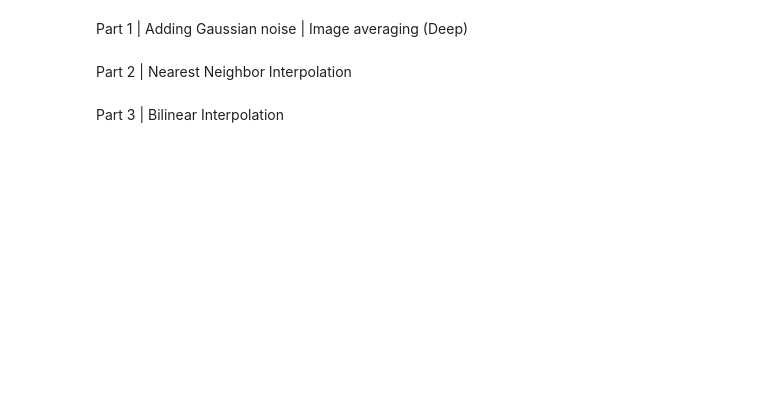
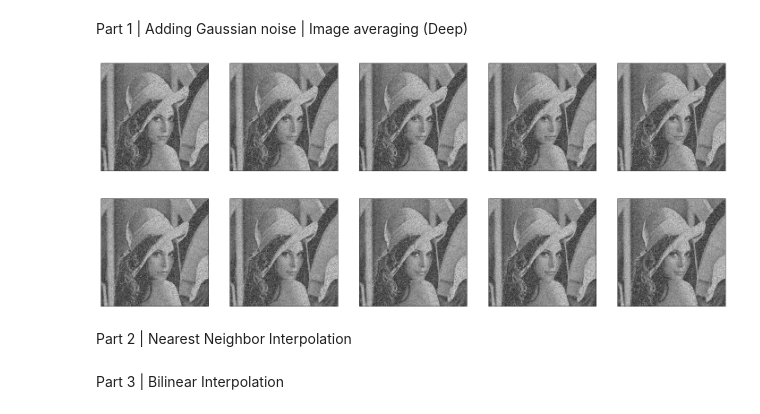
Before and after one commit to rad-mit/CS5102-Digital-Image-Processing-Project, a Jupyter notebook: Assignments/Assignment-3/DIP_Assignment_3.ipynb, the cells around one changed output. Cells and saved outputs as stored; diff of their text form; code cells hidden in the pictures; blank space fills up the shorter version.

Commit message:
display noise img

```diff
--- a/Assignments/Assignment-3/DIP_Assignment_3.ipynb
+++ b/Assignments/Assignment-3/DIP_Assignment_3.ipynb
@@ -22,5 +27,36 @@ gray_img = cv2.cvtColor(img, cv2.COLOR_BGR2GRAY)             # read image for it
 # %% [markdown]
 Part 1 | Adding Gaussian noise | Image averaging (Deep)
+# %%
+## Function to add additive gaussian noise
+def add_gaussian_noise(image, mean=0, std=40):
+
+    gaus_noise = np.random.normal(mean, std, image.shape)
+    image = image.astype("uint8")
+    noise_img = image + gaus_noise
+    return noise_img.astype("uint8")
+# %%
+## Add gaussian noise no to input gray image X 10
+noise_gray_img=[]
+for i in range(10):
+    noise_gray_img.append(add_gaussian_noise(gray_img))
+# %%
+## Display noise image
+f = plt.figure()
+f.set_figwidth(5*5)
+f.set_figheight(2*5)
+
+for i in range(10):
+    # display Different Angle
+
+    ax = plt.subplot(2, 5, i+1)
+    plt.imshow(noise_gray_img[i],  cmap='gray', vmin = 0, vmax = 255)
+    ax.get_xaxis().set_visible(False)
+    ax.get_yaxis().set_visible(False)
+
+    plt.subplots_adjust(hspace = 0.25 )
+plt.show()
+# %% [output]
+[figure, added]
 # %% [markdown]
 Part 2 | Nearest Neighbor Interpolation
 # %% [markdown]
```
Also changed, not shown: parts of 1 cell of this notebook.
